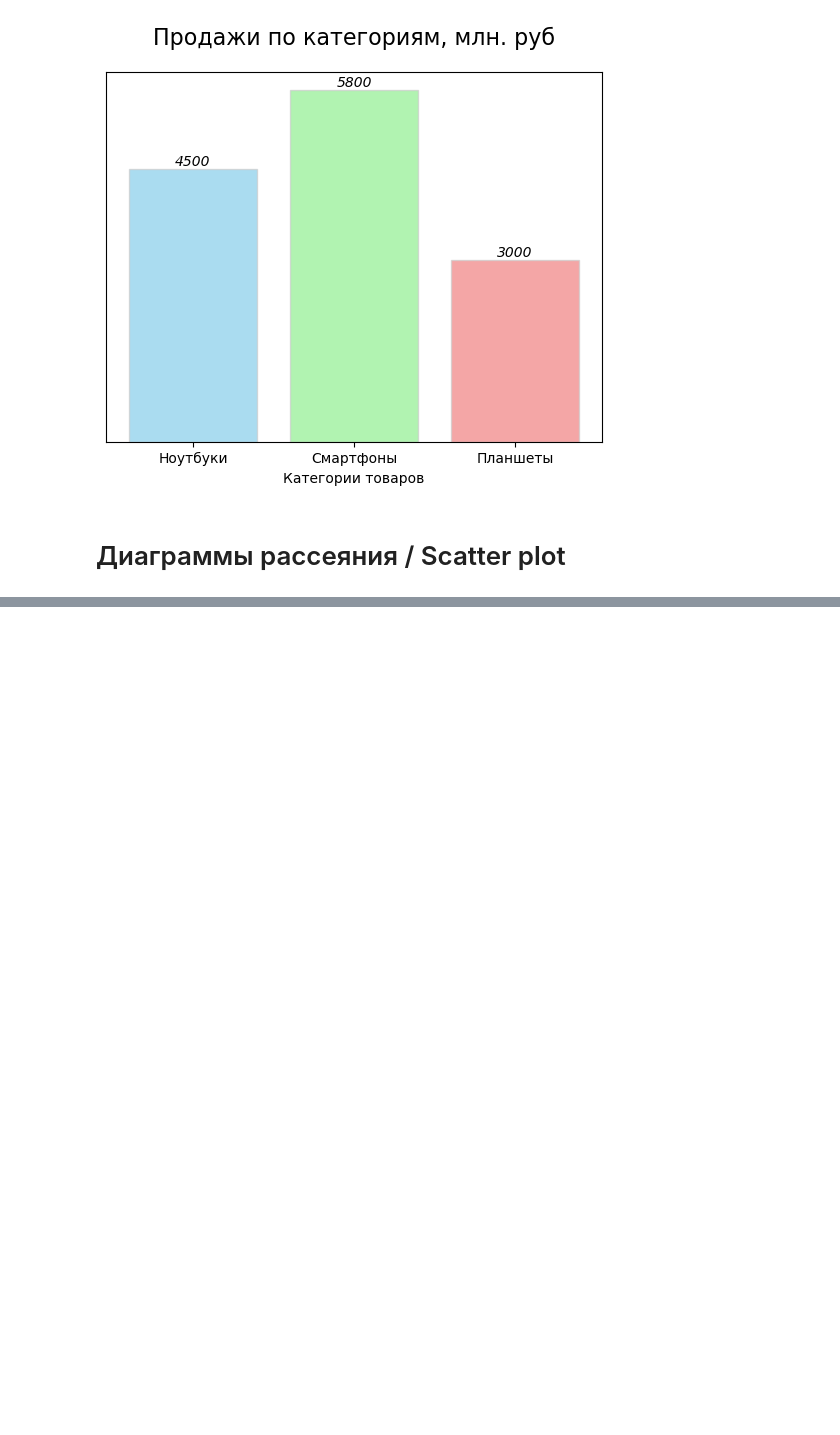
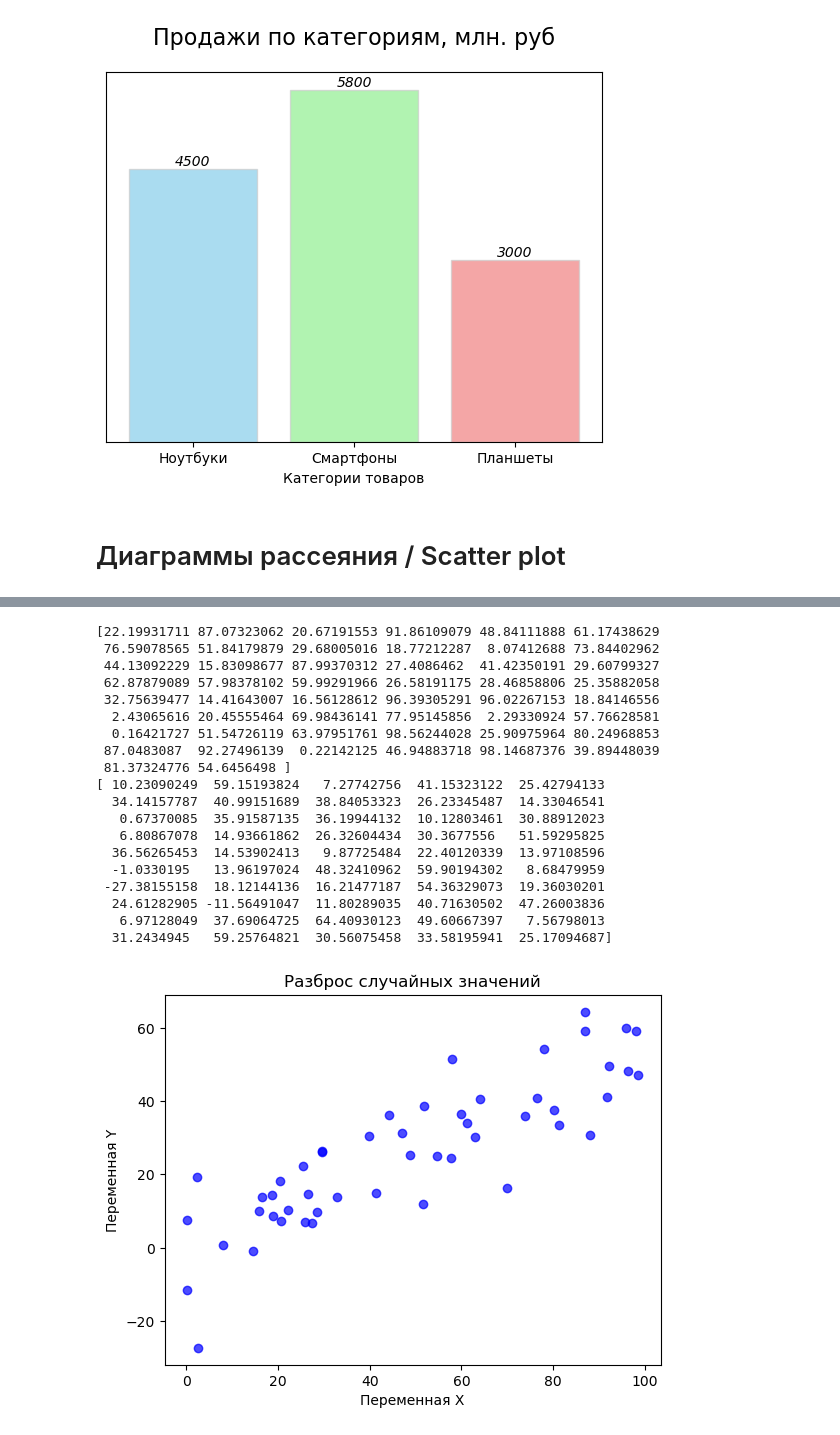
Before and after one commit to ryaguzov2020-a11y/Learning, a Jupyter notebook: Matplotlib/Metanit Matplotlib.ipynb, the cells around one changed output, grey strips where cells are left out. Drawn from its saved outputs; the diff is of its cells as text; code cells hidden in the pictures; blank space fills up the shorter version.

```diff
--- a/Matplotlib/Metanit Matplotlib.ipynb
+++ b/Matplotlib/Metanit Matplotlib.ipynb
@@ -396,0 +422,49 @@ plt.show()
+# %%
+import matplotlib.pyplot as plt
+import numpy as np
+
+# флаг для воспроизводимости генерации случайных данных
+np.random.seed(5)
+
+# генерируем случайные данные для оси x
+x = np.random.rand(50) * 100
+
+# генерируем данные для оси y на основе данных для оси x с добавлением некоторого шума
+y = x * 0.5 + np.random.normal(size=x.size) * 10
+
+# для наглядности смотрим, с какими данными мы работаем
+print(x)
+print(y)
+
+# определяем саму диаграмму
+plt.scatter(x, y, c="blue", marker="o", alpha=0.7)
+
+# метки к осям
+plt.xlabel("Переменная X")
+plt.ylabel("Переменная Y")
+
+# добавляем заголовок
+plt.title("Разброс случайных значений")
+
+plt.show()
+# %% [output]
+[22.19931711 87.07323062 20.67191553 91.86109079 48.84111888 61.17438629
+ 76.59078565 51.84179879 29.68005016 18.77212287  8.07412688 73.84402962
+ 44.13092229 15.83098677 87.99370312 27.4086462  41.42350191 29.60799327
+ 62.87879089 57.98378102 59.99291966 26.58191175 28.46858806 25.35882058
+ 32.75639477 14.41643007 16.56128612 96.39305291 96.02267153 18.84146556
+  2.43065616 20.45555464 69.98436141 77.95145856  2.29330924 57.76628581
+  0.16421727 51.54726119 63.97951761 98.56244028 25.90975964 80.24968853
+ 87.0483087  92.27496139  0.22142125 46.94883718 98.14687376 39.89448039
+ 81.37324776 54.6456498 ]
+[ 10.23090249  59.15193824   7.27742756  41.15323122  25.42794133
+  34.14157787  40.99151689  38.84053323  26.23345487  14.33046541
+   0.67370085  35.91587135  36.19944132  10.12803461  30.88912023
+   6.80867078  14.93661862  26.32604434  30.3677556   51.59295825
+  36.56265453  14.53902413   9.87725484  22.40120339  13.97108596
+  -1.0330195   13.96197024  48.32410962  59.90194302   8.68479959
+ -27.38155158  18.12144136  16.21477187  54.36329073  19.36030201
+  24.61282905 -11.56491047  11.80289035  40.71630502  47.26003836
+   6.97128049  37.69064725  64.40930123  49.60667397   7.56798013
+  31.2434945   59.25764821  30.56075458  33.58195941  25.17094687]
+[figure, added]
```
Also changed, not shown: parts of 38 cells of this notebook.
